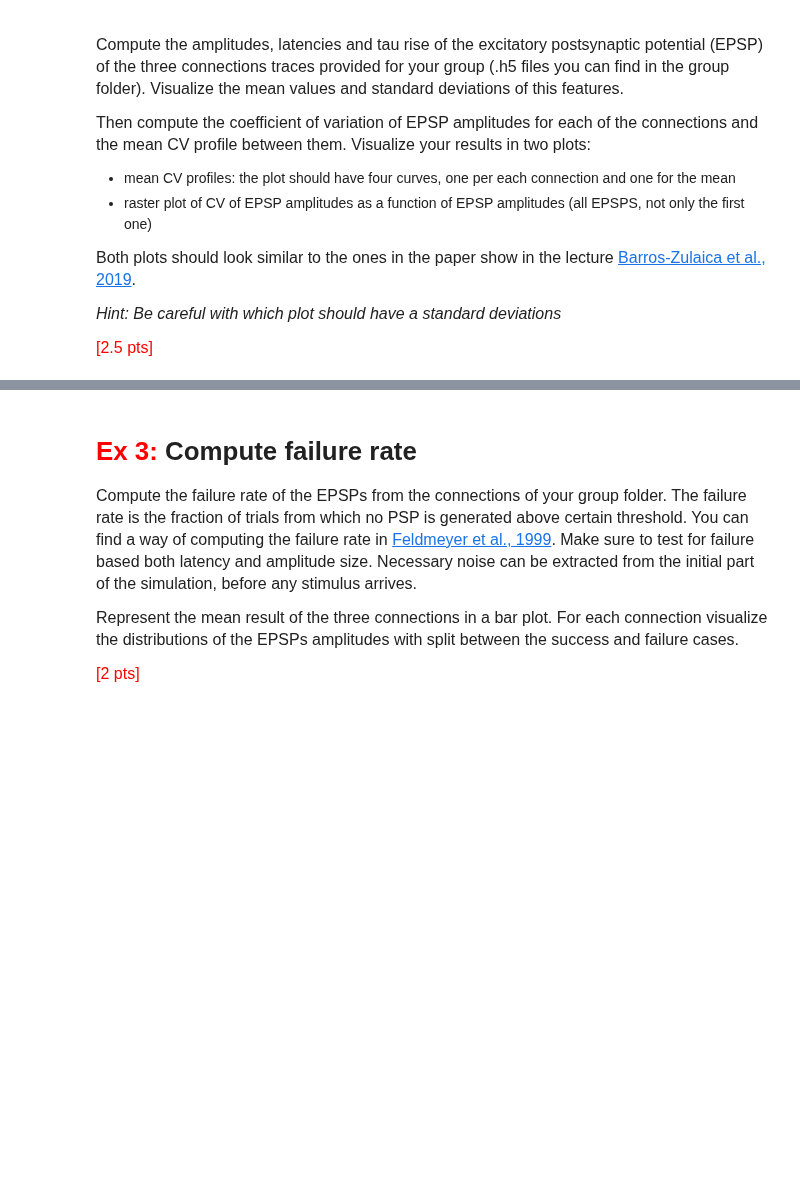
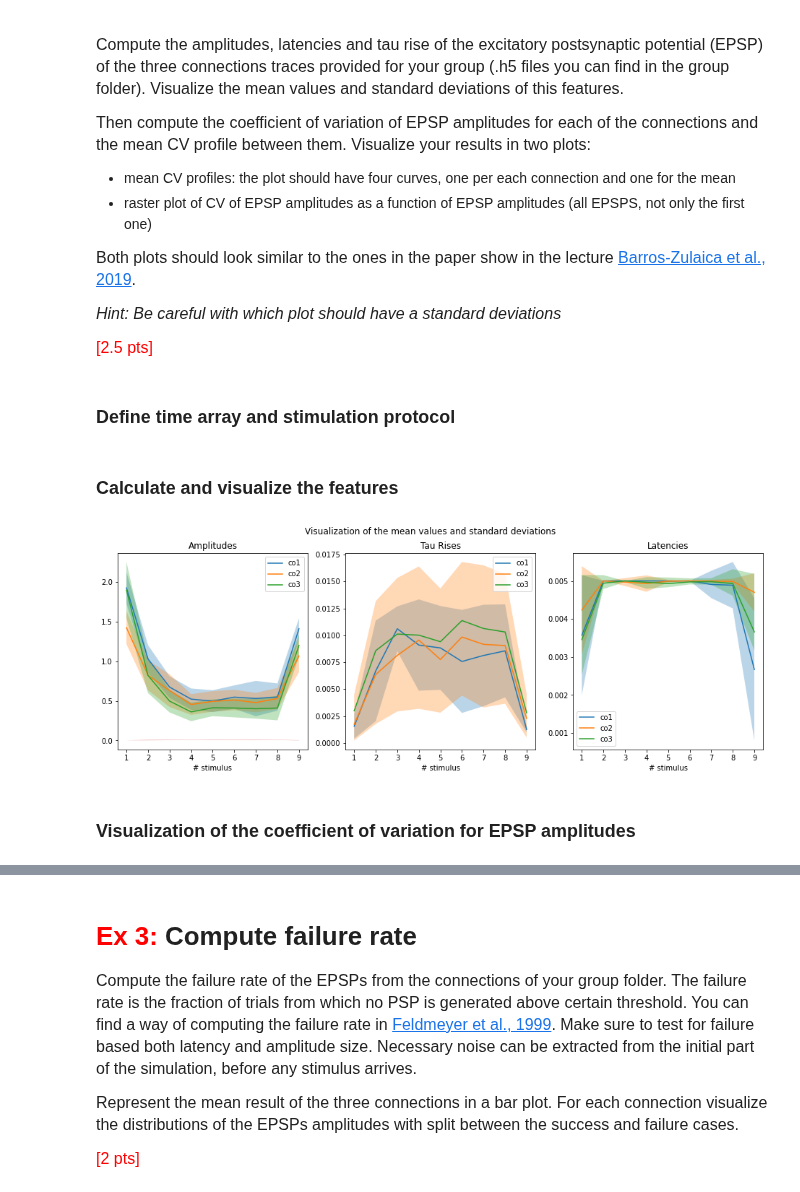
Before and after one commit to AlbrechtAlice/In-Silico-Neuroscience, a Jupyter notebook: Week8_HomeWork.ipynb, the cells around one changed output, grey strips where cells are left out. Saved outputs shown, nothing was run; the diff lists cells and outputs as text; code cells hidden in the pictures; blank space fills up the shorter version.

```diff
--- a/Week8_HomeWork.ipynb
+++ b/Week8_HomeWork.ipynb
@@ -201,0 +318,12 @@ plt.show()
+# %%
+# load data
+data_1 = h5py.File("connection_c60.h5", "r")
+data_2 = h5py.File("connection_c64.h5", "r")
+data_3 = h5py.File("connection_c71.h5", "r")
+# %%
+# get the mean traces
+traces_1 = get_traces(data_1)
+traces_2 = get_traces(data_2)
+traces_3 = get_traces(data_3)
+# %% [markdown]
+### Define time array and stimulation protocol
@@ -201,0 +333,49 @@ plt.show()
+# %% [markdown]
+### Calculate and visualize the features
+# %%
+mean_amp_1, mean_tau_1, mean_lat_1, std_amp_1, std_tau_1, std_lat_1 = mean_std_multiple_EPSP(traces_1, time, stimulation_indices)
+mean_amp_2, mean_tau_2, mean_lat_2, std_amp_2, std_tau_2, std_lat_2 = mean_std_multiple_EPSP(traces_2, time, stimulation_indices)
+mean_amp_3, mean_tau_3, mean_lat_3, std_amp_3, std_tau_3, std_lat_3 = mean_std_multiple_EPSP(traces_3, time, stimulation_indices)
+# %%
+fig, (ax1, ax2, ax3) = plt.subplots(1, 3, figsize=(16,5))
+fig.suptitle('Visualization of the mean values and standard deviations')
+
+ax1.set_title('Amplitudes')
+ax1.plot(mean_amp_1, label='co1')
+ax1.plot(mean_amp_2, label='co2')
+ax1.plot(mean_amp_3, label='co3')
+ax1.fill_between(range(9),np.array(mean_amp_1)-np.array(std_amp_1),np.array(mean_amp_1)+np.array(std_amp_1),alpha=.3)
+ax1.fill_between(range(9),np.array(mean_amp_2)-np.array(std_amp_2),np.array(mean_amp_2)+np.array(std_amp_2),alpha=.3)
+ax1.fill_between(range(9),np.array(mean_amp_3)-np.array(std_amp_3),np.array(mean_amp_3)+np.array(std_amp_3),alpha=.3)
+ax1.legend(loc='best')
+ax1.set_xlabel('# stimulus')
+ax1.set_xticks(range(9))
+ax1.set_xticklabels(range(1,10))
+
+ax2.set_title('Tau Rises')
+ax2.plot(mean_tau_1, label='co1')
+ax2.plot(mean_tau_2, label='co2')
+ax2.plot(mean_tau_3, label='co3')
+ax2.fill_between(range(9),np.array(mean_tau_1)-np.array(std_tau_1),np.array(mean_tau_1)+np.array(std_tau_1),alpha=.3)
+ax1.fill_between(range(9),np.array(mean_tau_2)-np.array(std_tau_2),np.array(mean_tau_2)+np.array(std_tau_2),alpha=.3)
+ax2.fill_between(range(9),np.array(mean_tau_2)-np.array(std_tau_3),np.array(mean_tau_3)+np.array(std_tau_3),alpha=.3)
+ax2.legend(loc='best')
+ax2.set_xlabel('# stimulus')
+ax2.set_xticks(range(9))
+ax2.set_xticklabels(range(1,10))
+
+ax3.set_title('Latencies')
+ax3.plot(mean_lat_1, label='co1')
+ax3.plot(mean_lat_2, label='co2')
+ax3.plot(mean_lat_3, label='co3')
+ax3.fill_between(range(9),np.array(mean_lat_1)-np.array(std_lat_1),np.array(mean_lat_1)+np.array(std_lat_1),alpha=.3)
+ax3.fill_between(range(9),np.array(mean_lat_2)-np.array(std_lat_2),np.array(mean_lat_2)+np.array(std_lat_2),alpha=.3)
+ax3.fill_between(range(9),np.array(mean_lat_2)-np.array(std_lat_3),np.array(mean_lat_3)+np.array(std_lat_3),alpha=.3)
+ax3.legend(loc='best')
+ax3.set_xlabel('# stimulus')
+ax3.set_xticks(range(9))
+ax3.set_xticklabels(range(1,10));
+# %% [output]
+[figure, added]
+# %% [markdown]
+### Visualization of the coefficient of variation for EPSP amplitudes
```
Also changed, not shown: parts of 17 cells of this notebook.
